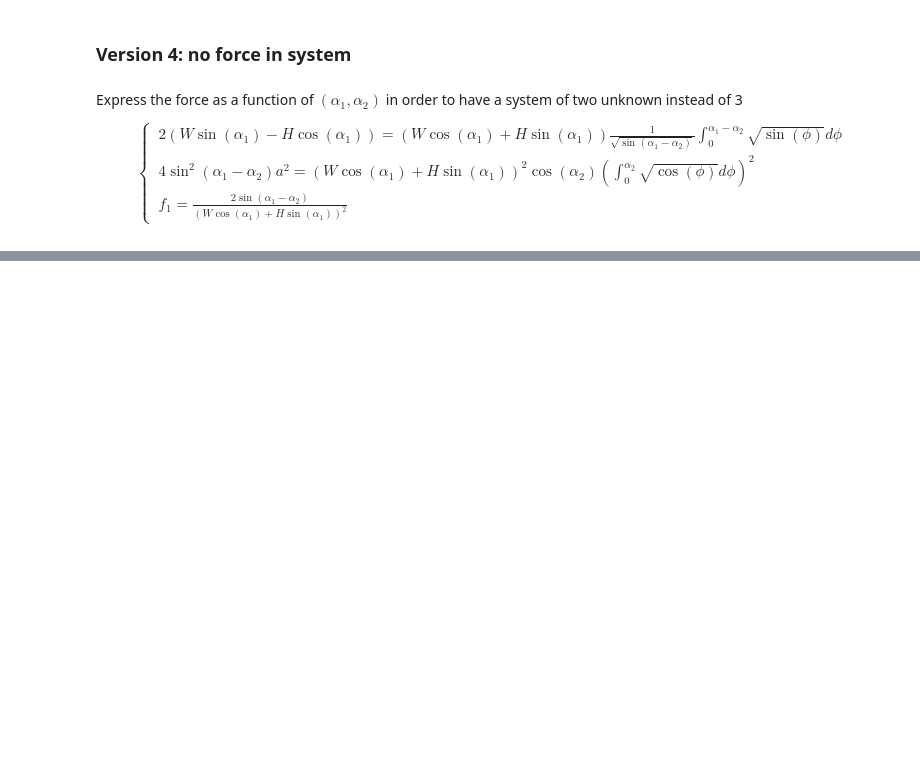
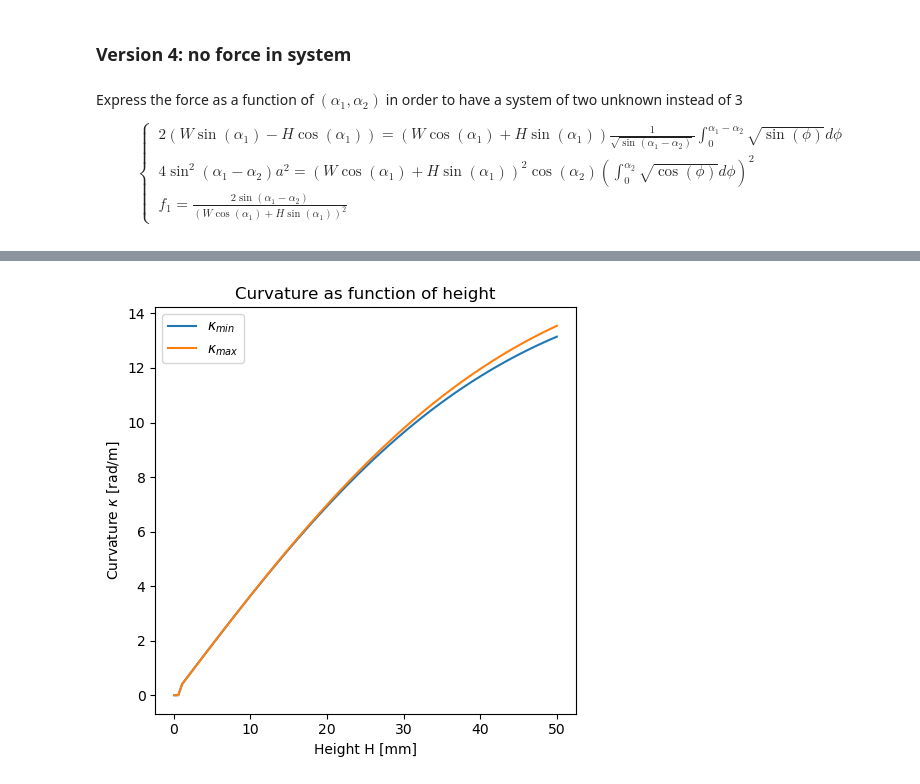
Before and after one commit to AlexandreTlili/Fracture_dAlembert, a Jupyter notebook: code/compute_flexion.ipynb, the cells around one changed output, grey strips where cells are left out. Saved outputs shown, nothing was run; the diff lists cells and outputs as text; code cells hidden in the pictures; blank space fills up the shorter version.

```diff
--- a/code/compute_flexion.ipynb
+++ b/code/compute_flexion.ipynb
@@ -687,0 +690,43 @@ plt.show()
+# %%
+# Compute the curvature
+
+k_min = np.empty_like(H_array)
+k_max = np.empty_like(H_array)
+
+alpha_guess = [1e-2, 1e-2]
+
+for i in range(H_array.size):
+    # Prepare guess and function
+    H = H_array[i]
+    x0 = np.array(alpha_guess)
+    func = (lambda alpha: func_root_all(alpha[0], alpha[1], W, H, a))
+
+    sol = sco.root(func, x0)
+
+    if not sol.success:
+        continue
+
+    alpha1, alpha2 = sol.x
+    force = force_from_angles(alpha1, alpha2)
+
+    k_min[i] = np.sqrt(2 * force * np.sin(alpha1 - alpha2))
+    k_max[i] = np.sqrt(2 * force * np.sin(alpha1 - alpha2) / np.cos(alpha2))
+
+    alpha_guess = sol.x
+# %%
+# Print evolution of curvature as function of H
+
+fig, ax = plt.subplots(figsize=(5,5), tight_layout=True)
+
+ax.plot(1e3 * H_array, k_min, label='$\\kappa_{min}$')
+ax.plot(1e3 * H_array, k_max, label='$\\kappa_{max}$')
+
+ax.set_xlabel('Height H [mm]')
+ax.set_ylabel('Curvature $\\kappa$ [rad/m]')
+ax.set_title('Curvature as function of height')
+
+ax.legend()
+
+plt.show()
+# %% [output]
+[figure, added]
```
Also changed, not shown: parts of 12 cells of this notebook.
